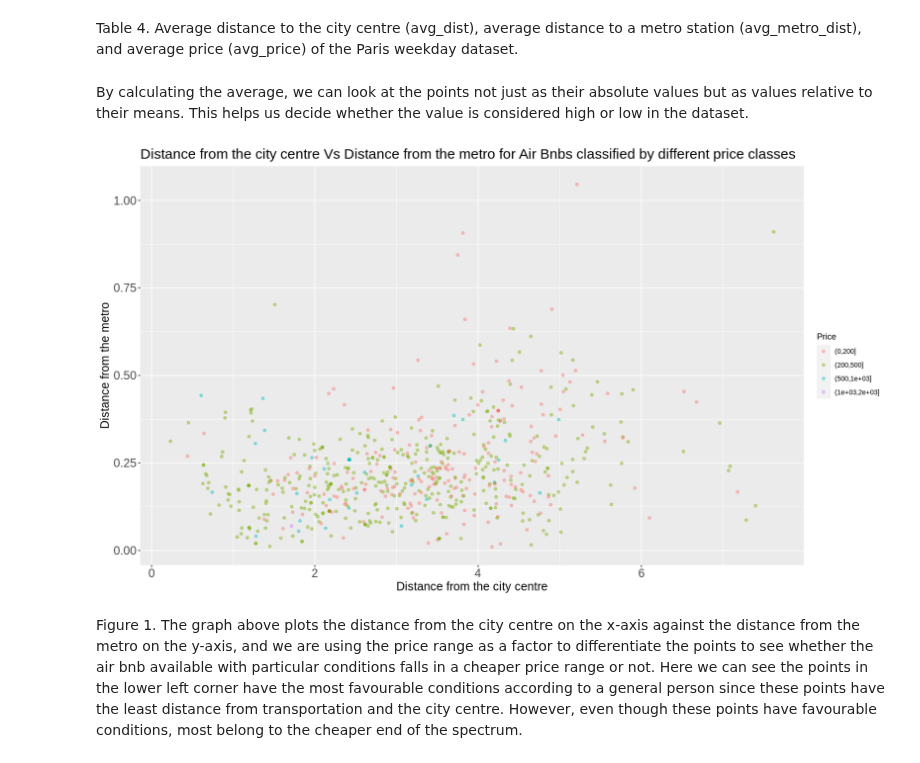
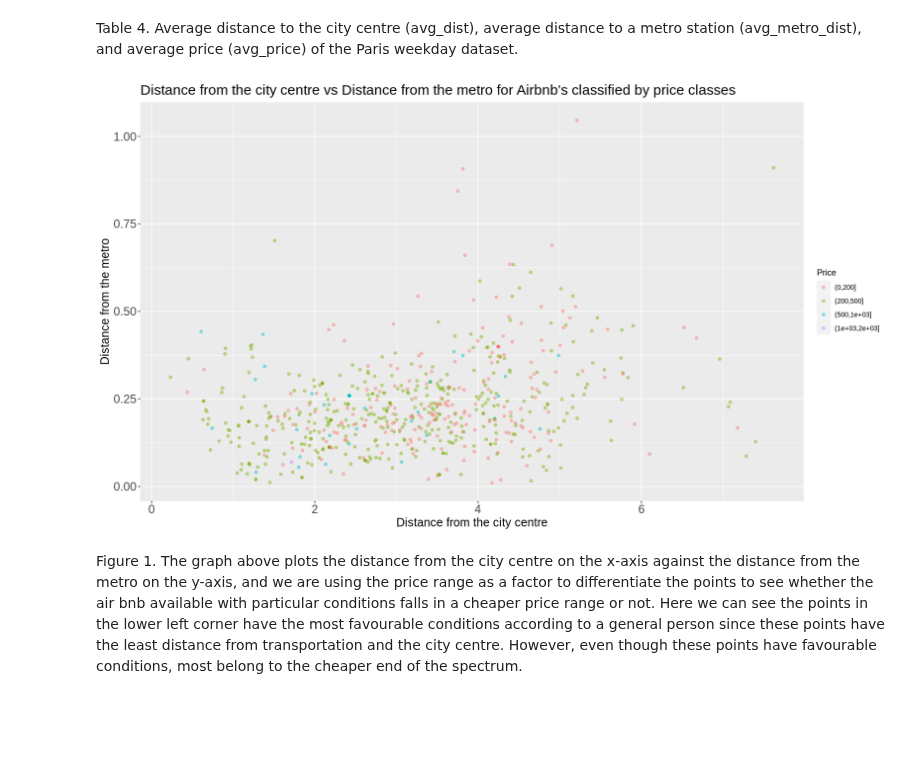
Before and after one commit to chadsc79/dsci-100-2022w2-group-7-section-005, a Jupyter notebook: dsci100_group_project_report_005.ipynb, the cells around one changed output. Drawn from its saved outputs; the diff is of its cells as text; code cells hidden in the pictures; blank space fills up the shorter version.

```diff
--- a/dsci100_group_project_report_005.ipynb
+++ b/dsci100_group_project_report_005.ipynb
@@ -58,6 +56,7 @@ options(repr.matrix.max.rows = 6)
 # %%
 #read in Paris dataset from website to jupyter notebook
-paris_dataset <- read_csv("https://raw.githubusercontent.com/chadsc79/dsci-100-2022w2-group-7-section-005/main/paris_weekdays.csv")
+paris_dataset <- read_csv(
+    "https://raw.githubusercontent.com/chadsc79/dsci-100-2022w2-group-7-section-005/main/paris_weekdays.csv")
 paris_dataset
 # %% [output]
 New names:
@@ -152,22 +153,21 @@ A tibble: 1 × 3
 | 3.205 | 0.2294 | 274 |
 # %% [markdown]
 Table 4. Average distance to the city centre (avg_dist), average distance to a metro station (avg_metro_dist), and average price (avg_price) of the Paris weekday dataset.
-# %% [markdown]
-By calculating the average, we can look at the points not just as their absolute values but as values relative to their means. This helps us decide whether the value is considered high or low in the dataset.
 # %%
 #scatterplot of distance from the city centre and distance from the metro for private room types, categorized by price
 options(repr.plot.width = 14, repr.plot.height = 8)
+
 dataset_visual <- paris_clean_dataset|>
-ggplot( aes(x = dist, y = metro_dist, color = price_range))+
-geom_point(alpha = 0.4) +
-labs(x = "Distance from the city centre", y = "Distance from the metro", color = "Price")+
-ggtitle("Distance from the city centre Vs Distance from the metro for Air Bnbs classified by different price classes")+
+    ggplot( aes(x = dist, y = metro_dist, color = price_range))+
+    geom_point(alpha = 0.4) +
+    labs(x = "Distance from the city centre", y = "Distance from the metro", color = "Price")+
+    ggtitle("Distance from the city centre vs Distance from the metro for Airbnb's classified by price classes")+
     theme(axis.text = element_text(size = 15),
     axis.title = element_text(size = 15),
     plot.title = element_text(size = 18))
 dataset_visual
 # %% [output]
-[figure, old version]
+[figure, new version]
 # %% [markdown]
 Figure 1. The graph above plots the distance from the city centre on the x-axis against the distance from the metro on the y-axis, and we are using the price range as a factor to differentiate the points to see whether the air bnb available with particular conditions falls in a cheaper price range or not. Here we can see the points in the lower left corner have the most favourable conditions according to a general person since these points have the least distance from transportation and the city centre. However, even though these points have favourable conditions, most belong to the cheaper end of the spectrum.
 # %% [markdown]
```
Also changed, not shown: parts of 10 cells of this notebook.
